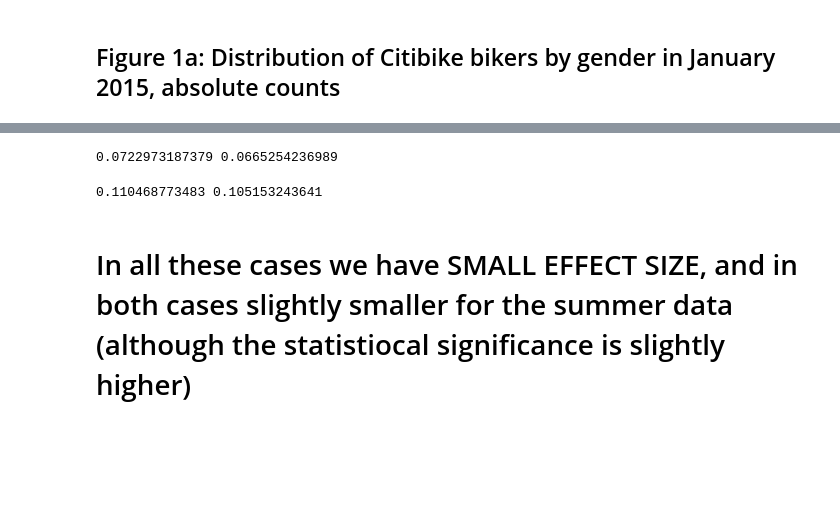
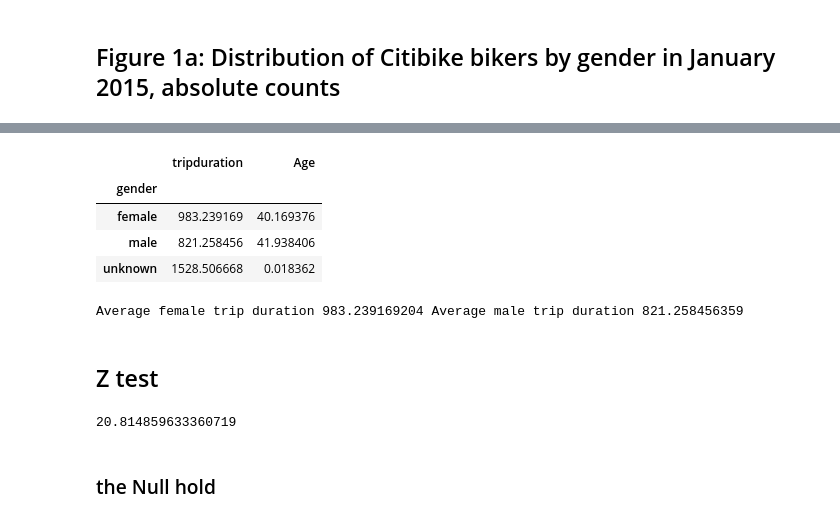
Before and after one commit to DishT/PUI2017_cct367, a Jupyter notebook: HW3_cct367/HW3_2.ipynb, the cells around one changed output, grey strips where cells are left out. Saved outputs shown, nothing was run; the diff lists cells and outputs as text; code cells hidden in the pictures; blank space fills up the shorter version.

```diff
--- a/HW3_cct367/HW3_2.ipynb
+++ b/HW3_cct367/HW3_2.ipynb
@@ -471,14 +170,16 @@ h = lambda p0, p1: 2 * (np.arcsin(np.sqrt(p0)) - np.arcsin(np.sqrt(p1)))
-# %%
-r01 = r(z, norm_w, norm_m)
-r06 = r(z06, norm_w06, norm_m06)
-print (r01, r06)
-# %% [output]
-0.0722973187379 0.0665254236989
-# %%
-h01 = h(weekend_w, weekend_m)
-h06 = h(weekend_w06, weekend_m06)
-print (h01, h06)
-# %% [output]
-0.110468773483 0.105153243641
-# %% [markdown]
-# In all these cases we have SMALL EFFECT SIZE, and in both cases slightly smaller for the summer data (although the statistiocal significance is slightly higher)
+# %%
+count_by_gender = df.groupby([df.gender]).mean()
+# %%
+count_by_gender
+# %% [output]
+|  | tripduration | Age |
+| gender |  |  |
+| female | 983.239169 | 40.169376 |
+| male | 821.258456 | 41.938406 |
+| unknown | 1528.506668 | 0.018362 |
+# %%
+print ( "Average female trip duration",count_by_gender["tripduration"][0],"Average male trip duration",count_by_gender["tripduration"][1])
+# %% [output]
+Average female trip duration 983.239169204 Average male trip duration 821.258456359
+# %% [markdown]
+## Z test
@@ -484,0 +192,6 @@ print (h01, h06)
+# %%
+z
+# %% [output]
+20.814859633360719
+# %% [markdown]
+### the Null hold
```
Also changed, not shown: parts of 33 cells of this notebook.
